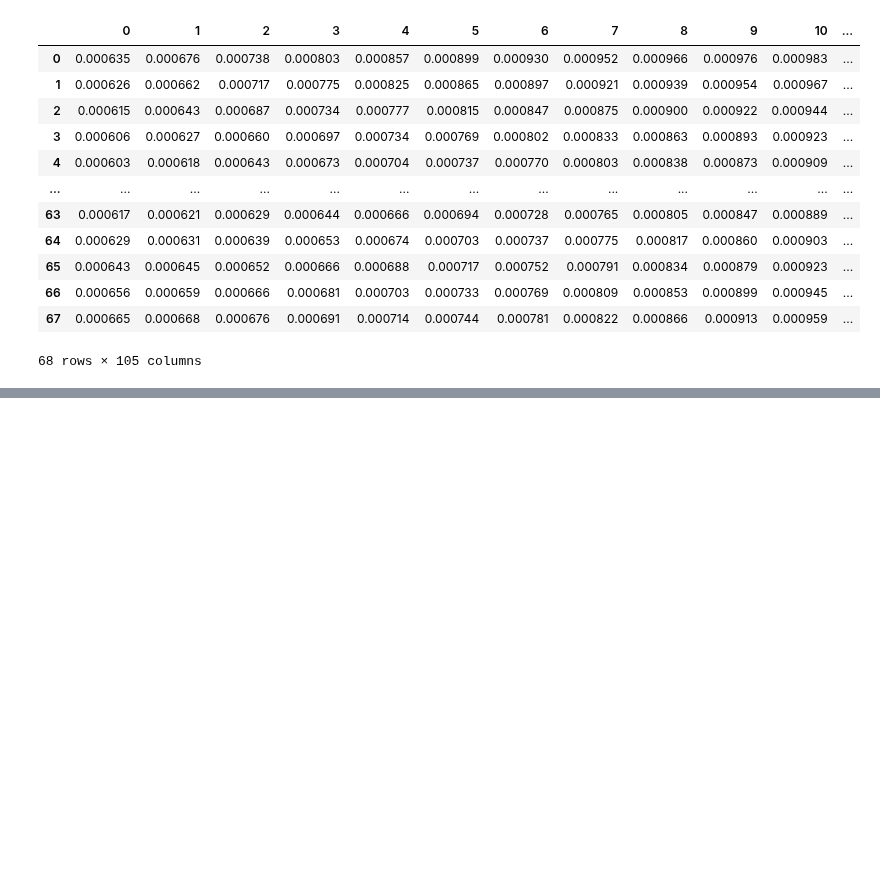
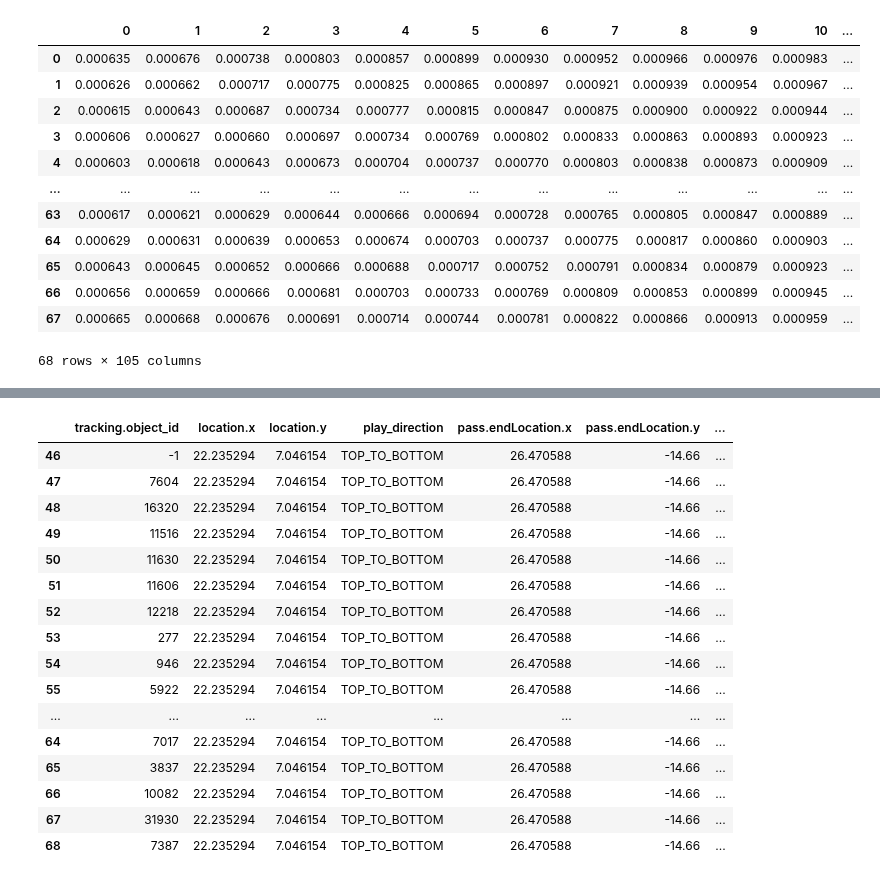
Before and after one commit to ariskoutris/defensive-passing-networks, a Jupyter notebook: src/notebooks/xt_check.ipynb, the cells around one changed output, grey strips where cells are left out. Saved outputs shown, nothing was run; the diff lists cells and outputs as text; code cells hidden in the pictures; blank space fills up the shorter version.

```diff
--- a/src/notebooks/xt_check.ipynb
+++ b/src/notebooks/xt_check.ipynb
@@ -244,0 +295,26 @@ plt.show()
+# %%
+def get_xt_index(x, y):
+    """
+    x_index = int(min(max((x + pitch_length / 2) // cell_width, 0), xt_cols - 1))
+    y_index = int(min(max((y + pitch_width / 2) // cell_height, 0), xt_rows - 1))"""
+
+    x_index = int(min(x // cell_width, xt_table.shape[1] - 1))
+    y_index = int(min(y // cell_height, xt_table.shape[0] - 1))
+
+    return x_index, y_index
+
+# Get XT value for a given location
+def get_xt_value(x, y, direction):
+    adjusted_x, adjusted_y = adjust_coordinates(x, y, direction)
+    x_index, y_index = get_xt_index(adjusted_x, adjusted_y)
+    return xt_table.iat[y_index, x_index]
+# %%
+def calculate_potential_dxt(row):
+    if row['tracking.is_teammate'] and not row['tracking.is_self']:
+        start_xt = get_xt_value(row['location.x'], row['location.y'], row['play_direction'])
+        end_xt = get_xt_value(row['tracking.x'], row['tracking.y'], row['play_direction'])
+        return end_xt - start_xt
+    return 0  # Return None if conditions aren't met
+# %%
+passes['potential_dxt'] = passes.apply(calculate_potential_dxt, axis=1)
+#passes.iloc[79]
@@ -244,0 +337,22 @@ plt.show()
+# %%
+pot = passes[['tracking.object_id', 'location.x', 'location.y', 'play_direction', 'pass.endLocation.x', 'pass.endLocation.y', 'dxt', 'tracking.is_teammate', 'tracking.x', 'tracking.y', 'potential_dxt']]
+# %%
+pot.iloc[46:69]
+# %% [output]
+|  | tracking.object_id | location.x | location.y | play_direction | pass.endLocation.x | pass.endLocation.y | ... |
+| 46 | -1 | 22.235294 | 7.046154 | TOP_TO_BOTTOM | 26.470588 | -14.66 | ... |
+| 47 | 7604 | 22.235294 | 7.046154 | TOP_TO_BOTTOM | 26.470588 | -14.66 | ... |
+| 48 | 16320 | 22.235294 | 7.046154 | TOP_TO_BOTTOM | 26.470588 | -14.66 | ... |
+| 49 | 11516 | 22.235294 | 7.046154 | TOP_TO_BOTTOM | 26.470588 | -14.66 | ... |
+| 50 | 11630 | 22.235294 | 7.046154 | TOP_TO_BOTTOM | 26.470588 | -14.66 | ... |
+| 51 | 11606 | 22.235294 | 7.046154 | TOP_TO_BOTTOM | 26.470588 | -14.66 | ... |
+| 52 | 12218 | 22.235294 | 7.046154 | TOP_TO_BOTTOM | 26.470588 | -14.66 | ... |
+| 53 | 277 | 22.235294 | 7.046154 | TOP_TO_BOTTOM | 26.470588 | -14.66 | ... |
+| 54 | 946 | 22.235294 | 7.046154 | TOP_TO_BOTTOM | 26.470588 | -14.66 | ... |
+| 55 | 5922 | 22.235294 | 7.046154 | TOP_TO_BOTTOM | 26.470588 | -14.66 | ... |
+| ... | ... | ... | ... | ... | ... | ... | ... |
+| 64 | 7017 | 22.235294 | 7.046154 | TOP_TO_BOTTOM | 26.470588 | -14.66 | ... |
+| 65 | 3837 | 22.235294 | 7.046154 | TOP_TO_BOTTOM | 26.470588 | -14.66 | ... |
+| 66 | 10082 | 22.235294 | 7.046154 | TOP_TO_BOTTOM | 26.470588 | -14.66 | ... |
+| 67 | 31930 | 22.235294 | 7.046154 | TOP_TO_BOTTOM | 26.470588 | -14.66 | ... |
+| 68 | 7387 | 22.235294 | 7.046154 | TOP_TO_BOTTOM | 26.470588 | -14.66 | ... |
```
Also changed, not shown: parts of 26 cells of this notebook, 9 other files.
